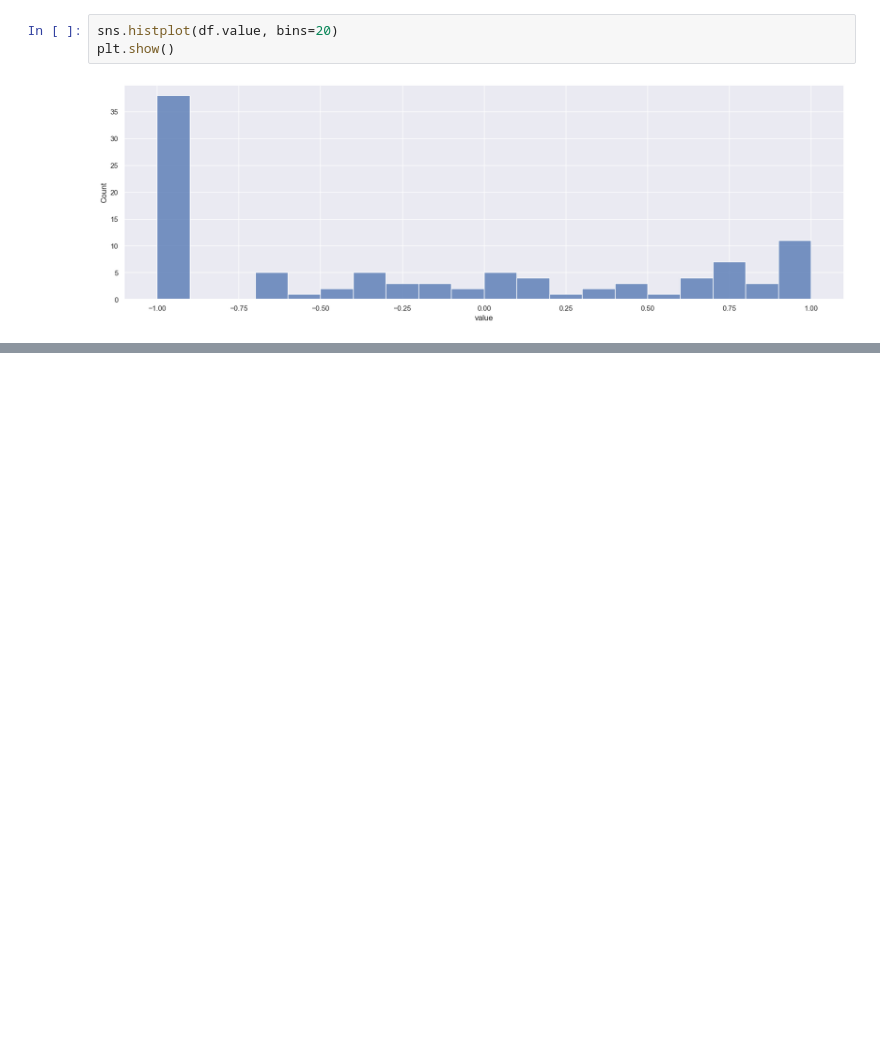
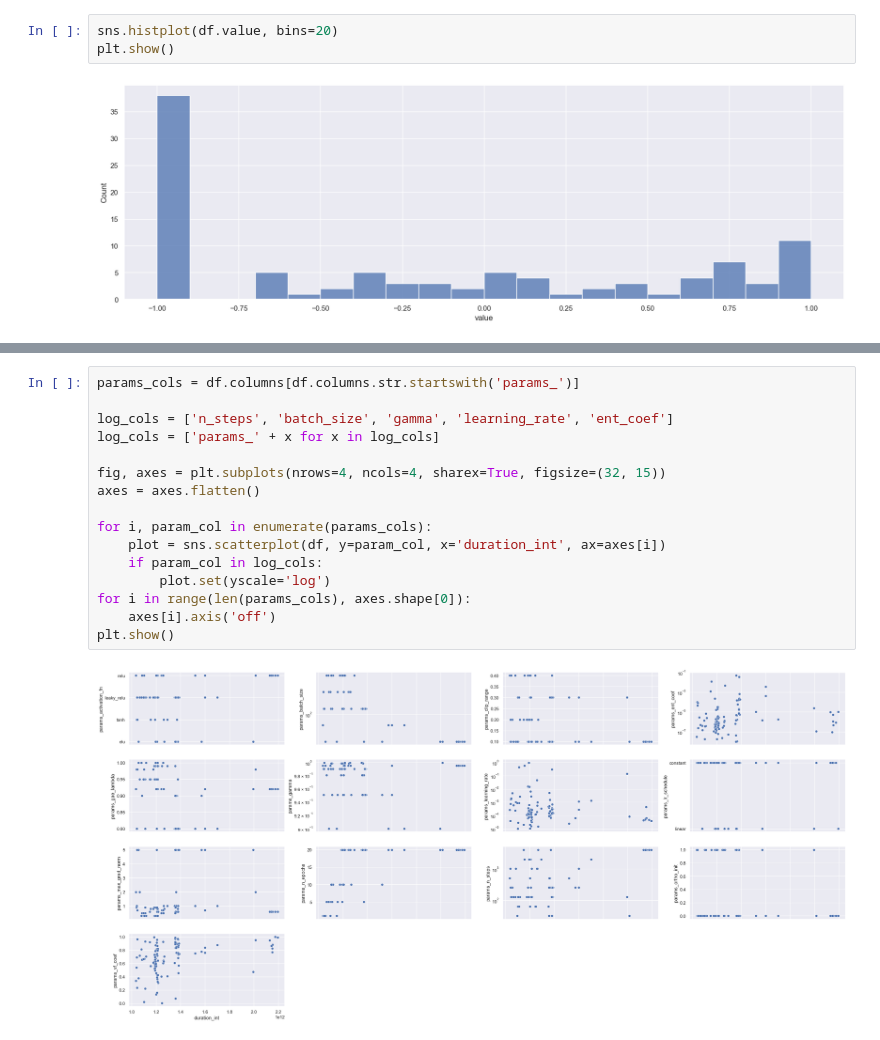
Before and after one commit to victorsevero/bizket, a Jupyter notebook: optimization_analysis.ipynb, the cells around one changed output, grey strips where cells are left out. Saved outputs shown, nothing was run; the diff lists cells and outputs as text; blank space fills up the shorter version.

```diff
--- a/optimization_analysis.ipynb
+++ b/optimization_analysis.ipynb
@@ -48,0 +56,18 @@ plt.show()
+# %%
+params_cols = df.columns[df.columns.str.startswith('params_')]
+
+log_cols = ['n_steps', 'batch_size', 'gamma', 'learning_rate', 'ent_coef']
+log_cols = ['params_' + x for x in log_cols]
+
+fig, axes = plt.subplots(nrows=4, ncols=4, sharex=True, figsize=(32, 15))
+axes = axes.flatten()
+
+for i, param_col in enumerate(params_cols):
+    plot = sns.scatterplot(df, y=param_col, x='duration_int', ax=axes[i])
+    if param_col in log_cols:
+        plot.set(yscale='log')
+for i in range(len(params_cols), axes.shape[0]):
+    axes[i].axis('off')
+plt.show()
+# %% [output]
+[figure, added]
```
Also changed, not shown: parts of 2 cells of this notebook, 10 other files.
